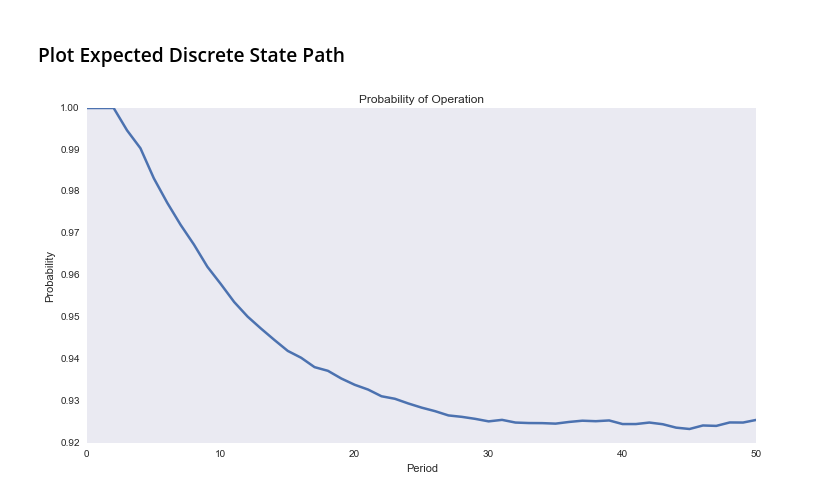
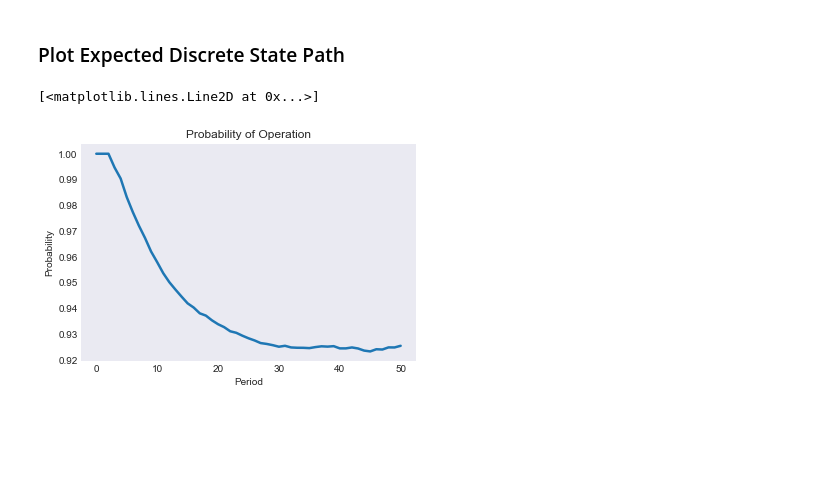
Before and after one commit to randall-romero/CompEcon, a Jupyter notebook: notebooks/dp/03 Industry Entry-Exit Model.ipynb, the cells around one changed output. Drawn from its saved outputs; the diff is of its cells as text; code cells hidden in the pictures; blank space fills up the shorter version.

```diff
--- a/notebooks/dp/03 Industry Entry-Exit Model.ipynb
+++ b/notebooks/dp/03 Industry Entry-Exit Model.ipynb
@@ -228,13 +220,9 @@ plt.show()
 # %% [markdown]
 ### Plot Expected Discrete State Path
-# %%
-subdata = data[['time', 'i']]
-subdata['i'] = subdata['i'] == 'active'
-subdata.groupby('time').mean().plot(legend=False)
-plt.title('Probability of Operation')
-plt.xlabel('Period')
-plt.ylabel('Probability')
-
-plt.show()
-# %% [output]
-[figure, removed]
+# %%
+fig4 = demo.figure('Probability of Operation', 'Period', 'Probability')
+data['ii'] = data['i'] == 'active'
+plt.plot(data[['time','ii']].groupby('time').mean())
+# %% [output]
+[<matplotlib.lines.Line2D at 0x...>]
+[figure, added]
```
Also changed, not shown: parts of 14 cells of this notebook, 21 other files.
